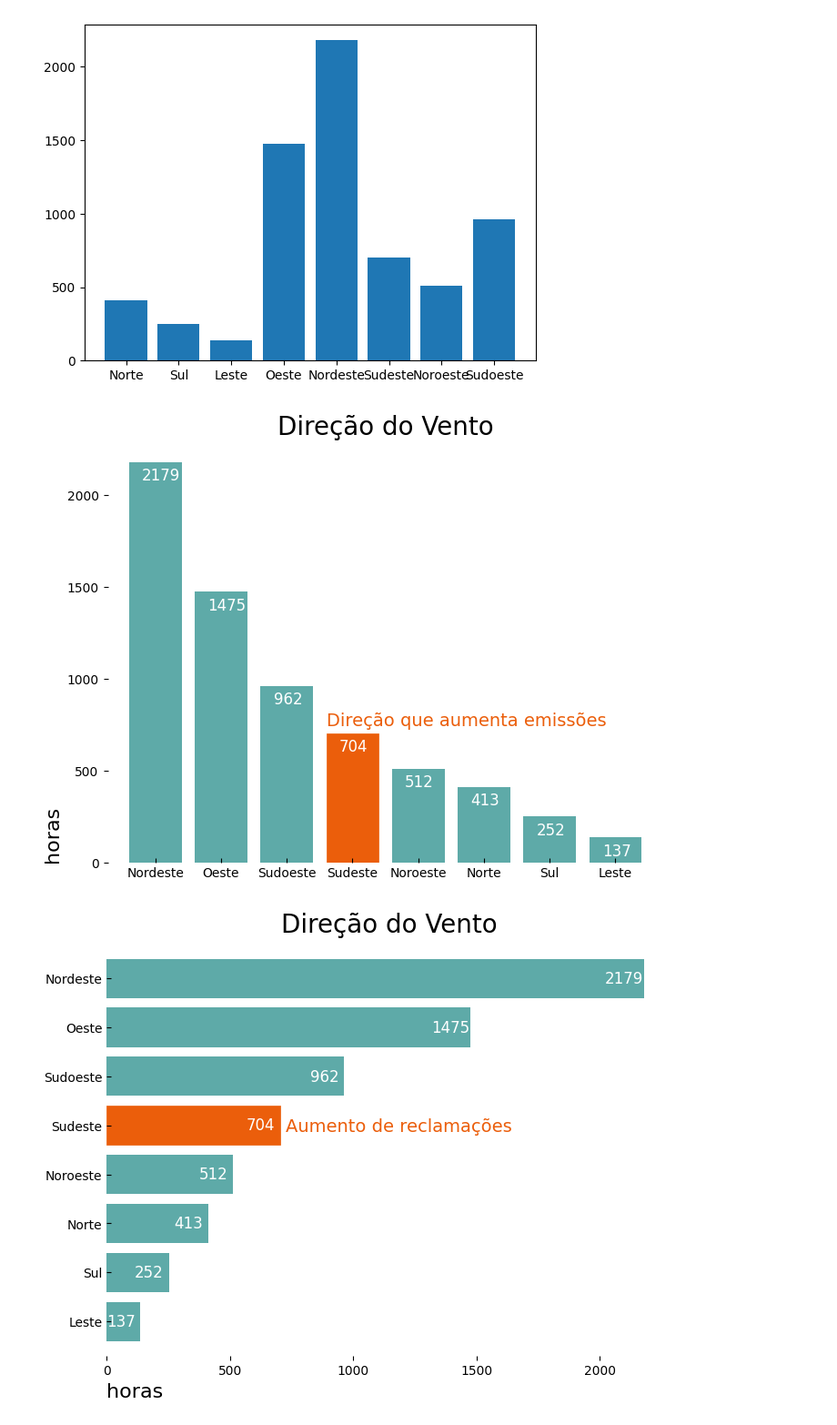
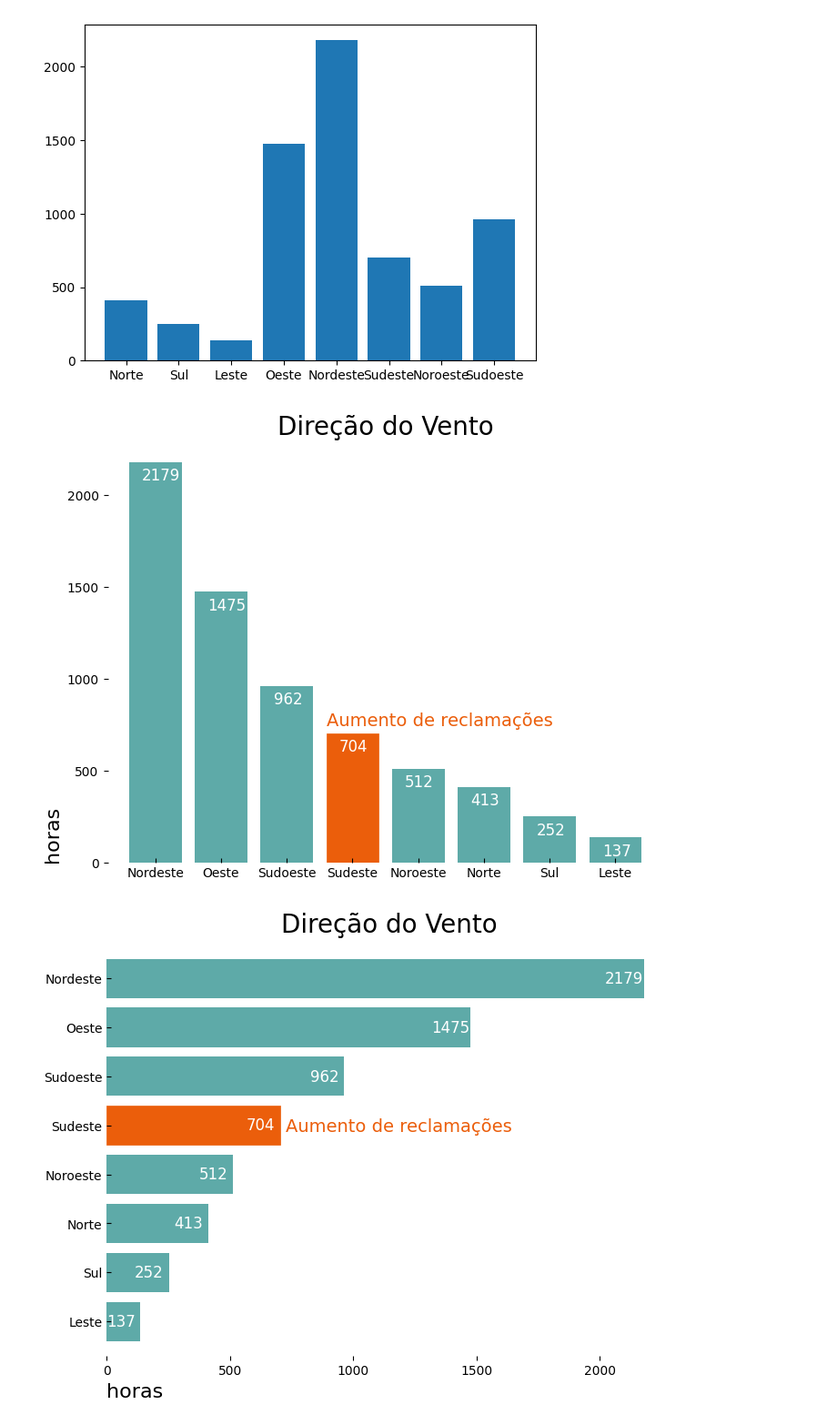
Before and after one commit to marceloperes72/DataViz, a Jupyter notebook: BarPlot.ipynb, the cells around one changed output. Shown at 91% size. Saved outputs shown, nothing was run; the diff lists cells and outputs as text; code cells hidden in the pictures.

```diff
--- a/BarPlot.ipynb
+++ b/BarPlot.ipynb
@@ -123,9 +123,9 @@ plt.show()
 # %% [output]
 [figure]
 # %%
-bar_plot(df.Direcao_vento,df.Contagem,'Direção do Vento','horas',3,'Direção que aumenta emissões','#5eaaa8','#eb5e0b')
+bar_plot(df.Direcao_vento,df.Contagem,'Direção do Vento','horas',3,'Aumento de reclamações','#5eaaa8','#eb5e0b')
 # %% [output]
-[figure, old version]
+[figure, new version]
 # %%
 bar_plot_h(df.Direcao_vento,df.Contagem,'Direção do Vento','horas',4,'Aumento de reclamações','#5eaaa8','#eb5e0b')
 # %% [output]
```
Also changed, not shown: parts of 2 cells of this notebook, 1 other file.
